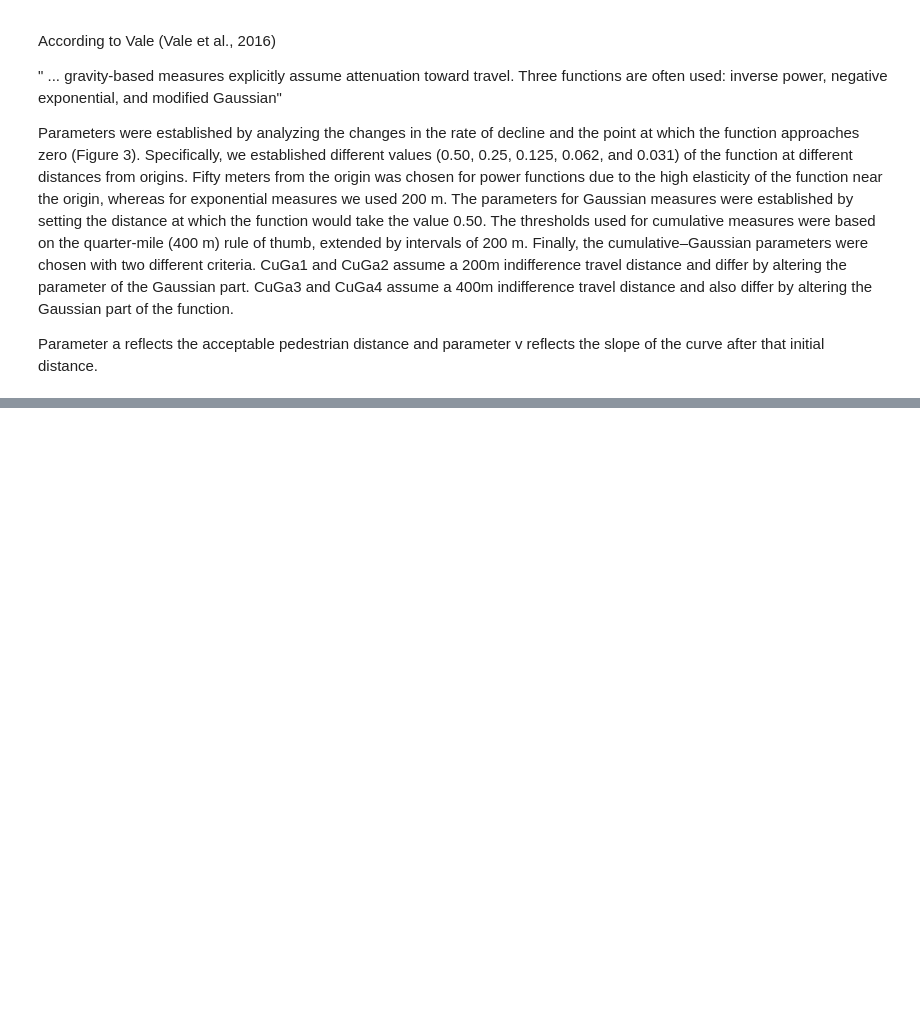
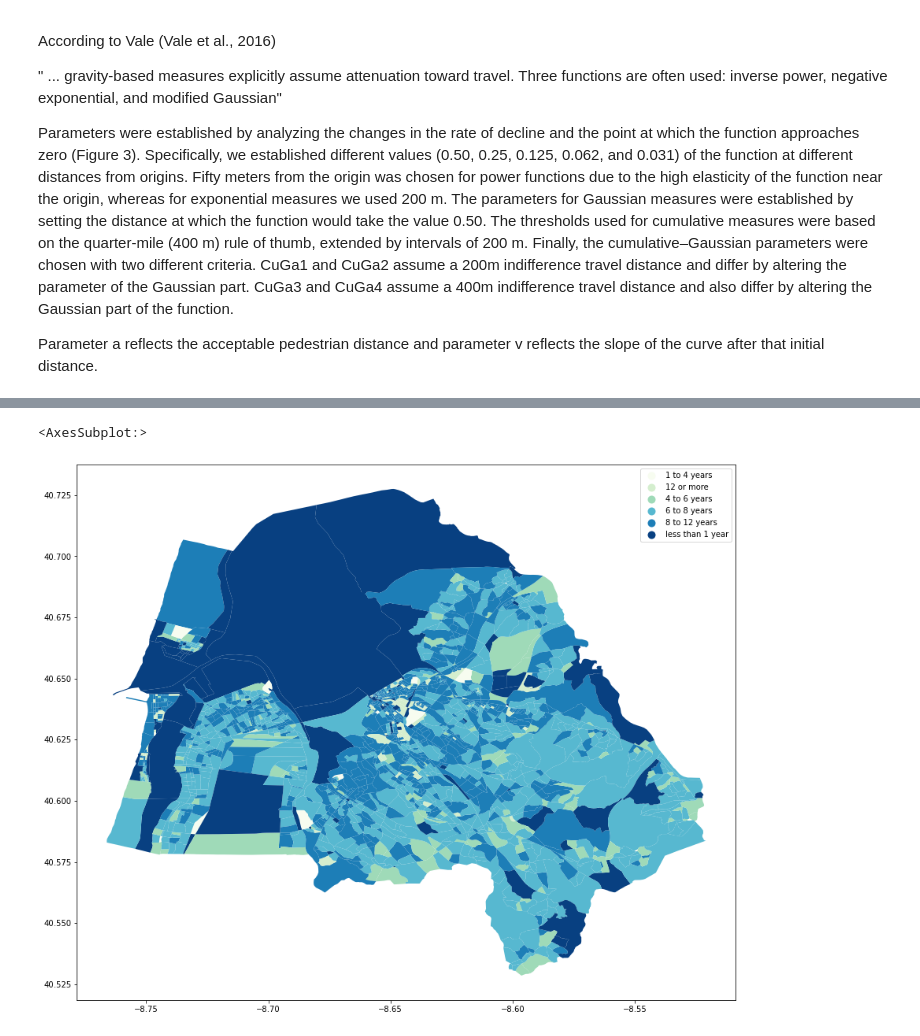
Before and after one commit to fillipefeitosa/gettin, a Jupyter notebook: pandana/Impedance/Impedance Experiments.ipynb, the cells around one changed output, grey strips where cells are left out. Cells and saved outputs as stored; diff of their text form; code cells hidden in the pictures; blank space fills up the shorter version.

```diff
--- a/pandana/Impedance/Impedance Experiments.ipynb
+++ b/pandana/Impedance/Impedance Experiments.ipynb
@@ -187,0 +332,12 @@ np.log(np.e)
+# %%
+labels = ["less than 1 year", "1 to 4 years", "4 to 6 years", "6 to 8 years", "8 to 12 years", "12 or more"]
+bins = pd.IntervalIndex.from_tuples([(-1, 1), (1, 4), (4, 6),(6,8),(8,12),(12,100)])
+# %%
+bins = [-1,1,4,6,8,12,16]
+# %%
+aveiro_ilhavo_polygon['group'] = pd.cut(aveiro_ilhavo_polygon.IQ,bins,labels=labels)
+# %%
+aveiro_ilhavo_polygon.plot(column='group', categorical=True, cmap='GnBu', figsize=(15,15), legend=True)
+# %% [output]
+<AxesSubplot:>
+[figure, added]
```
Also changed, not shown: parts of 37 cells of this notebook, 1 other file.
